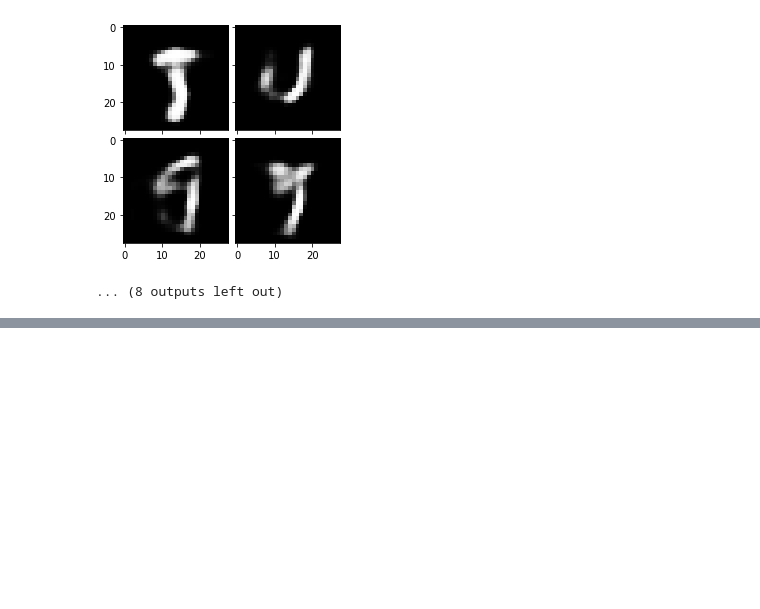
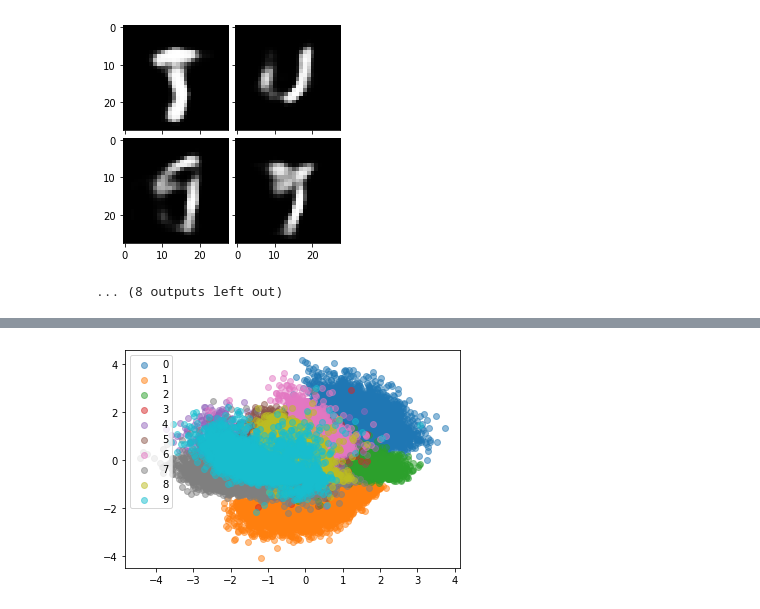
Before and after one commit to vin136/uncertainty-estimates, a Jupyter notebook: nbs/vae.ipynb, the cells around one changed output, grey strips where cells are left out. Cells and saved outputs as stored; diff of their text form; code cells hidden in the pictures; blank space fills up the shorter version.

```diff
--- a/nbs/vae.ipynb
+++ b/nbs/vae.ipynb
@@ -183,0 +1185,11 @@ n
+# %%
+plot_latent_space_with_labels(
+    num_classes=10,
+    data_loader=train_loader,
+    encoding_fn=model.encoding_fn,
+    device=DEVICE)
+
+plt.legend()
+plt.show()
+# %% [output]
+[figure, added]
```
Also changed, not shown: parts of 24 cells of this notebook.
